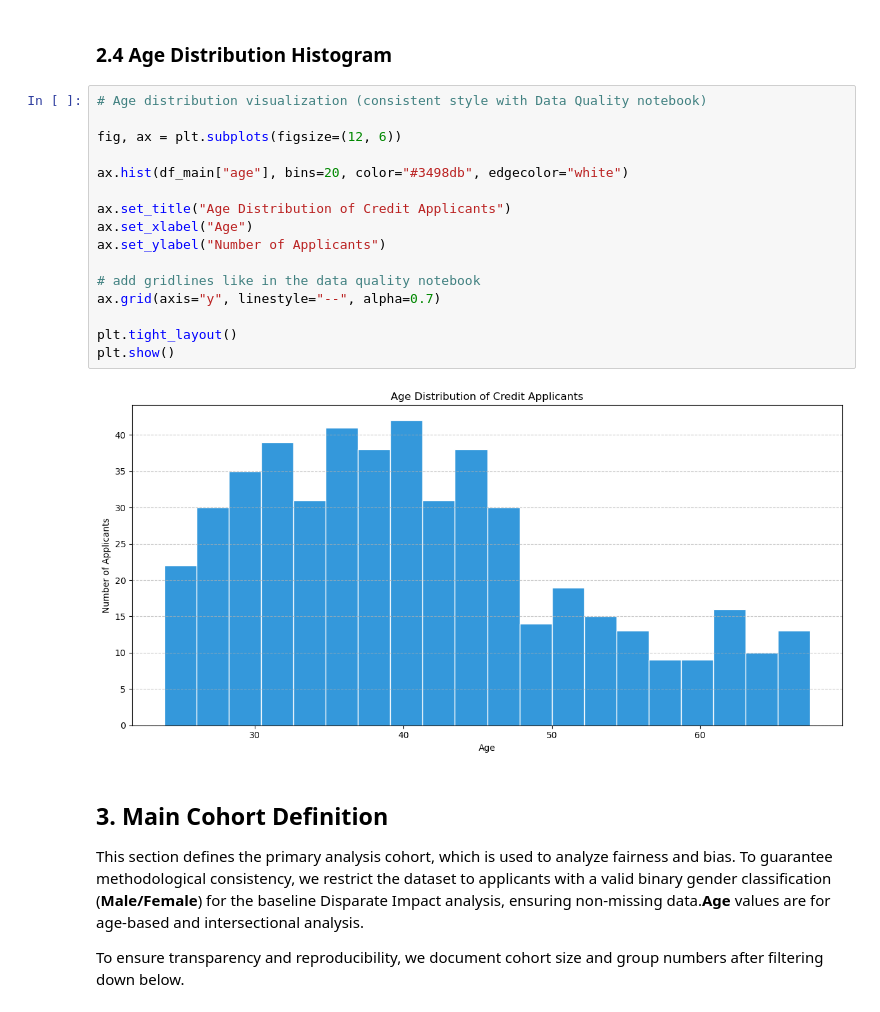
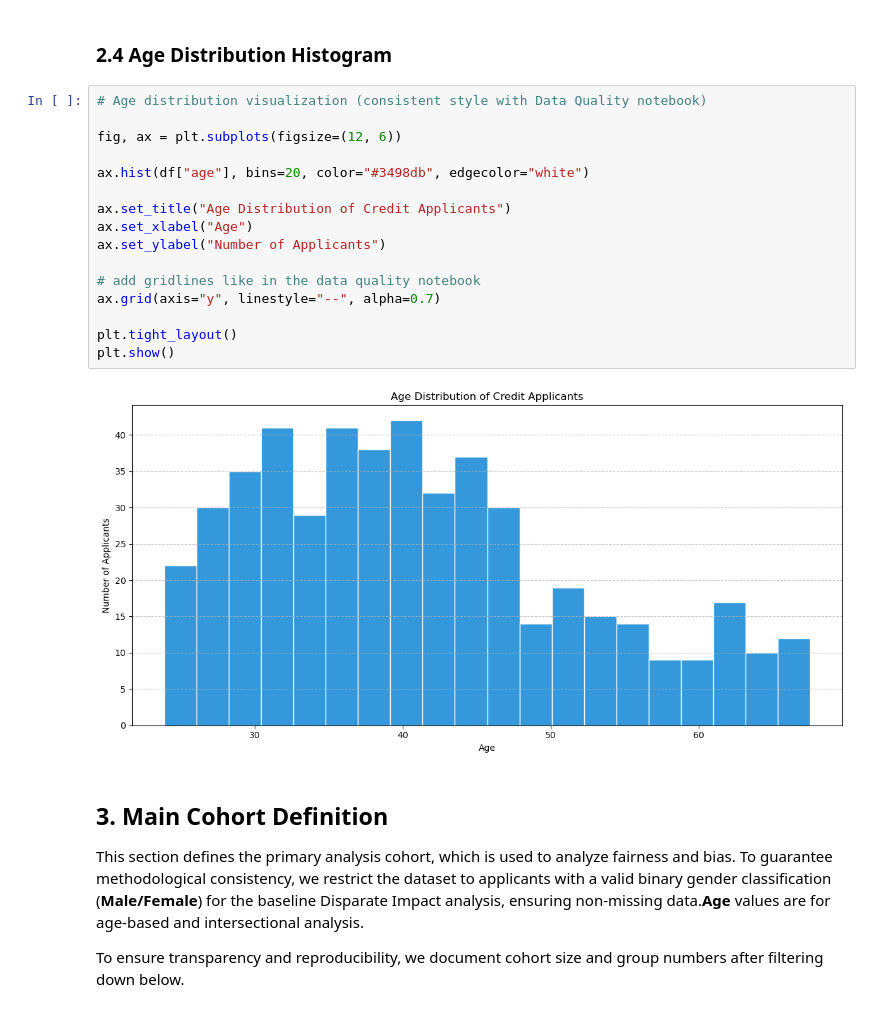
Before and after one commit to margarida-passos-cunha/dego-project-team9, a Jupyter notebook: notebooks/02-bias-analysis.ipynb, the cells around one changed output. Drawn from its saved outputs; the diff is of its cells as text.

```diff
--- a/notebooks/02-bias-analysis.ipynb
+++ b/notebooks/02-bias-analysis.ipynb
@@ -82,21 +82,21 @@ df["age_group"] = pd.cut(df["age"], bins=bins, labels=labels, right=True)
 # %%
 # Age distribution visualization (consistent style with Data Quality notebook)
 
 fig, ax = plt.subplots(figsize=(12, 6))
 
-ax.hist(df_main["age"], bins=20, color="#3498db", edgecolor="white")
+ax.hist(df["age"], bins=20, color="#3498db", edgecolor="white")
 
 ax.set_title("Age Distribution of Credit Applicants")
 ax.set_xlabel("Age")
 ax.set_ylabel("Number of Applicants")
 
 # add gridlines like in the data quality notebook
 ax.grid(axis="y", linestyle="--", alpha=0.7)
 
 plt.tight_layout()
 plt.show()
 # %% [output]
-[figure, old version]
+[figure, new version]
 # %% [markdown]
 ## 3. Main Cohort Definition
 
```
Also changed, not shown: parts of 14 cells of this notebook.
